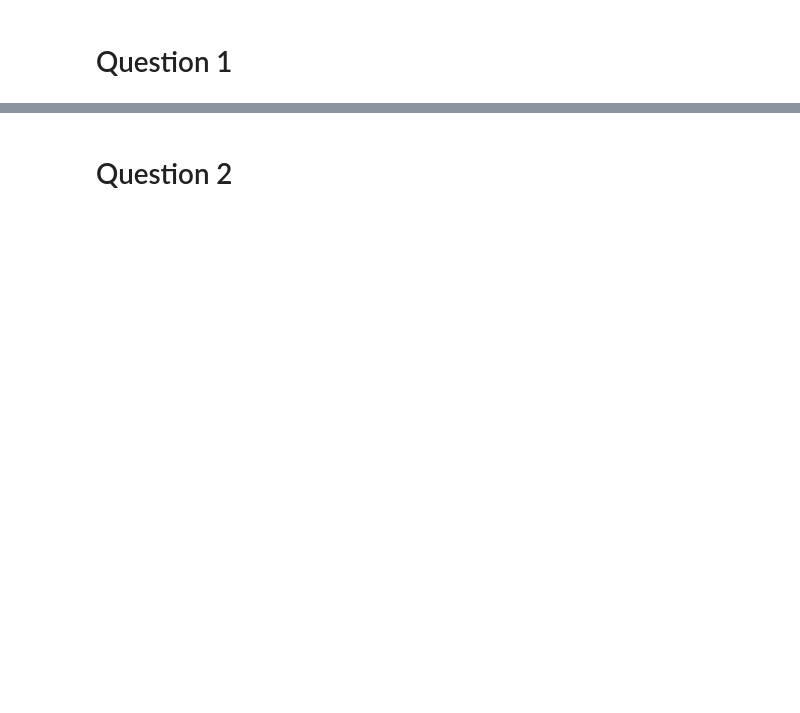
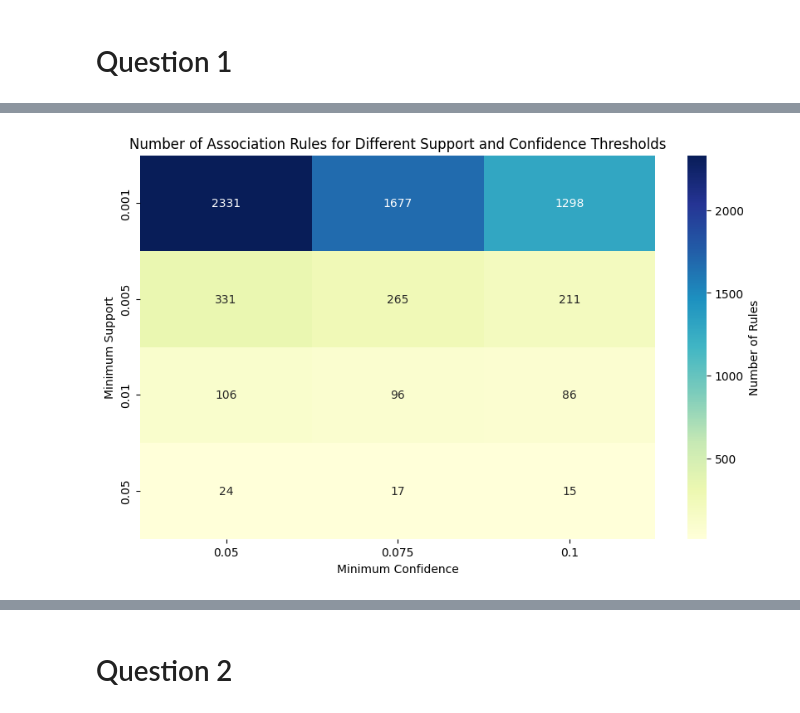
Before and after one commit to yagnaVNK/Data-Mining-1, a Jupyter notebook: Assignment3/Assignment3.ipynb, the cells around one changed output, grey strips where cells are left out. Drawn from its saved outputs; the diff is of its cells as text; code cells hidden in the pictures; blank space fills up the shorter version.

```diff
--- a/Assignment3/Assignment3.ipynb
+++ b/Assignment3/Assignment3.ipynb
@@ -82,0 +71,33 @@ plt.show()
+# %%
+def count_rules(min_support, min_confidence):
+    frequent_itemsets = apriori(df_encoded, min_support=min_support, use_colnames=True)
+    rules = association_rules(frequent_itemsets, metric="confidence", min_threshold=min_confidence)
+
+    return len(rules),rules
+
+# Define the range of min_support values and min_confidence thresholds
+min_support_values = [0.001, 0.005, 0.01, 0.05]
+min_confidence_thresholds = [0.05, 0.075, 0.1]
+assoc_rules = pd.DataFrame(index=min_support_values, columns=min_confidence_thresholds)
+results = pd.DataFrame(index=min_support_values, columns=min_confidence_thresholds)
+
+# Iterate over min_support values and min_confidence thresholds to count the number of rules
+for min_support in min_support_values:
+    for min_confidence in min_confidence_thresholds:
+        num_rules,rules = count_rules(min_support, min_confidence)
+        results.at[min_support, min_confidence] = num_rules
+        assoc_rules.at[min_support, min_confidence] = rules
+# %%
+# reffered from https://seaborn.pydata.org/generated/seaborn.heatmap.html
+results = results.apply(pd.to_numeric)
+
+plt.figure(figsize=(10, 6))
+sns.heatmap(results, annot=True, cmap="YlGnBu", fmt='g', cbar_kws={'label': 'Number of Rules'})
+plt.title('Number of Association Rules for Different Support and Confidence Thresholds')
+plt.xlabel('Minimum Confidence')
+plt.ylabel('Minimum Support')
+
+# Show the plot
+plt.show()
+# %% [output]
+[figure, added]
```
Also changed, not shown: parts of 18 cells of this notebook.
